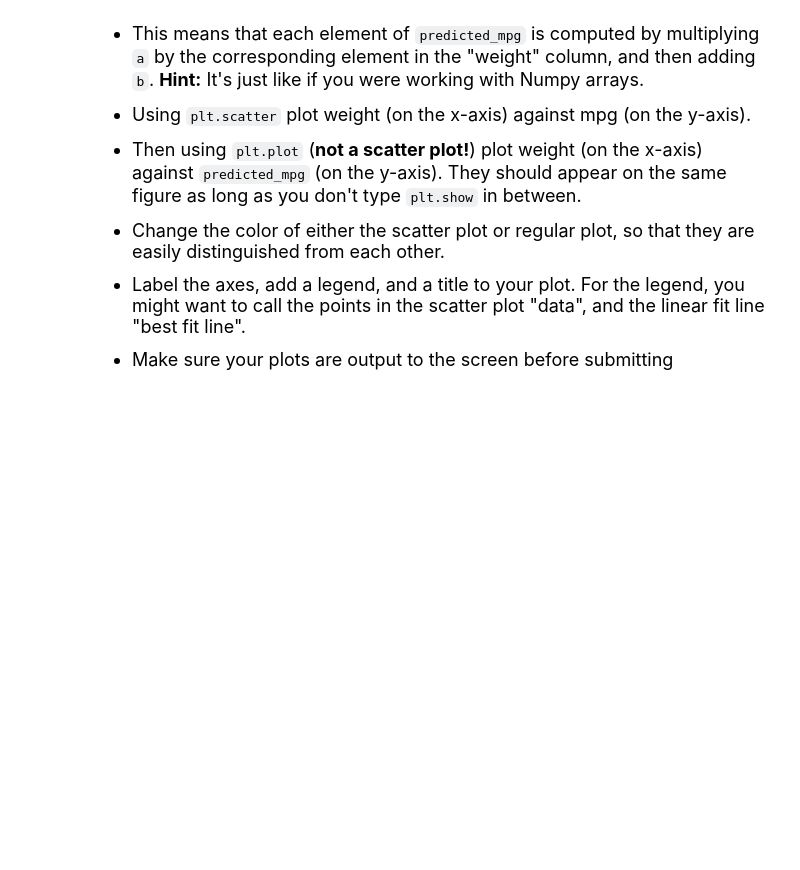
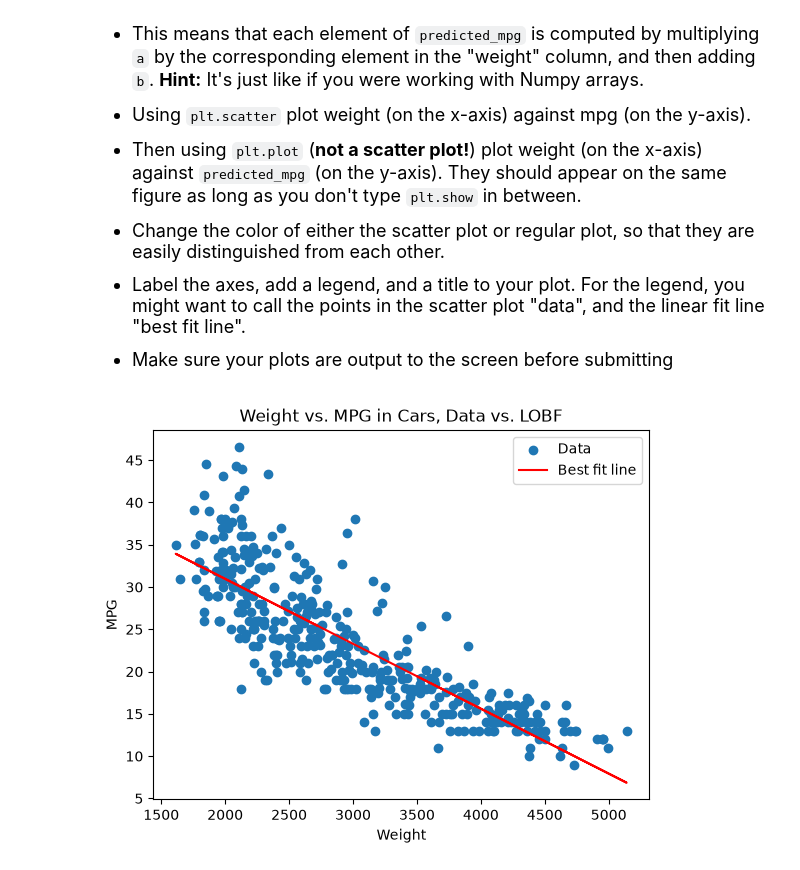
Before and after one commit to semicoloncolon/datasci151fall2026, a Jupyter notebook: _assignments/assignment_8/Assignment8.ipynb, the cells around one changed output. Cells and saved outputs as stored; diff of their text form; code cells hidden in the pictures; blank space fills up the shorter version.

```diff
--- a/_assignments/assignment_8/Assignment8.ipynb
+++ b/_assignments/assignment_8/Assignment8.ipynb
@@ -183,0 +256,9 @@ This problem is continued in Question (5)
+# %%
+# your answer here
+
+cars = pd.read_csv("data/features.csv")
+
+model = smf.ols(formula = "mpg ~ weight", data = cars)
+
+coeffs = model.fit().params
+print(coeffs)
@@ -212,0 +296,17 @@ $$\hat{m}_i = a\cdot w_i + b$$
+# %%
+# your answer here
+
+a = coeffs["weight"]
+b = coeffs["Intercept"]
+
+predicted_mpg = a * cars["weight"] + b
+
+plt.scatter(x = cars["weight"], y = cars["mpg"])
+plt.plot(cars["weight"], predicted_mpg, color = "red")
+plt.xlabel("Weight")
+plt.ylabel("MPG")
+plt.legend(["Data", "Best fit line"])
+plt.title("Weight vs. MPG in Cars, Data vs. LOBF")
+plt.show()
+# %% [output]
+[figure, added]
```
Also changed, not shown: parts of 9 cells of this notebook, 1 other file.
